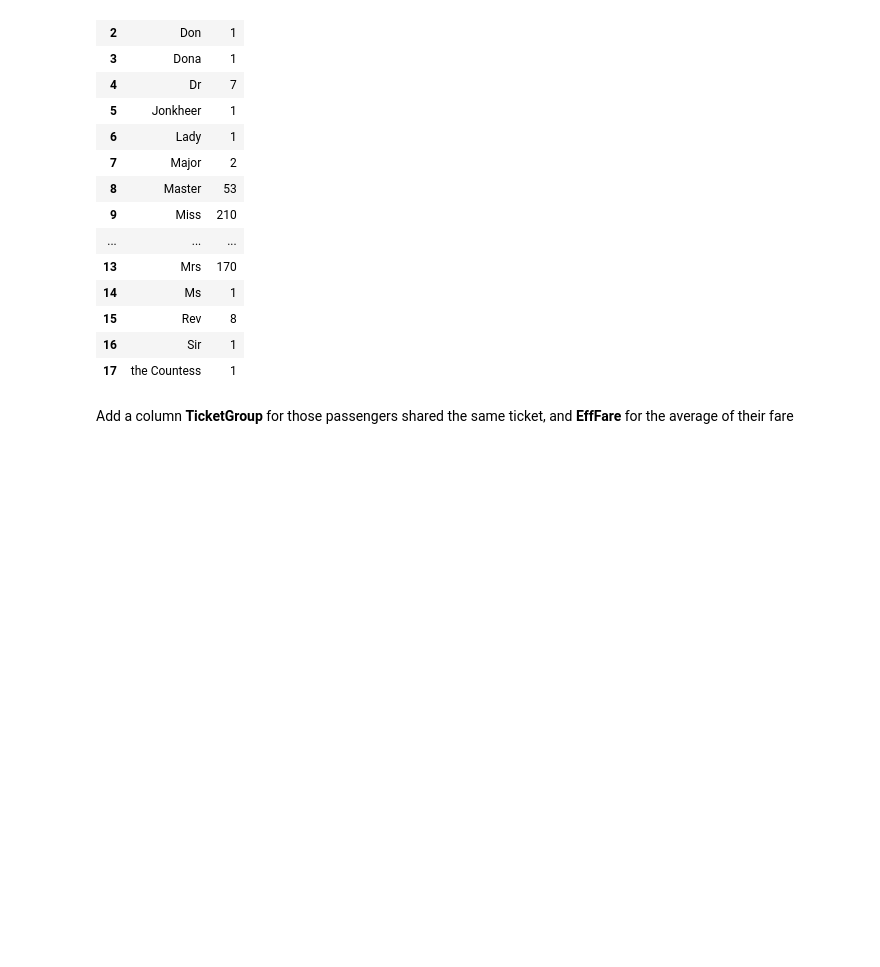
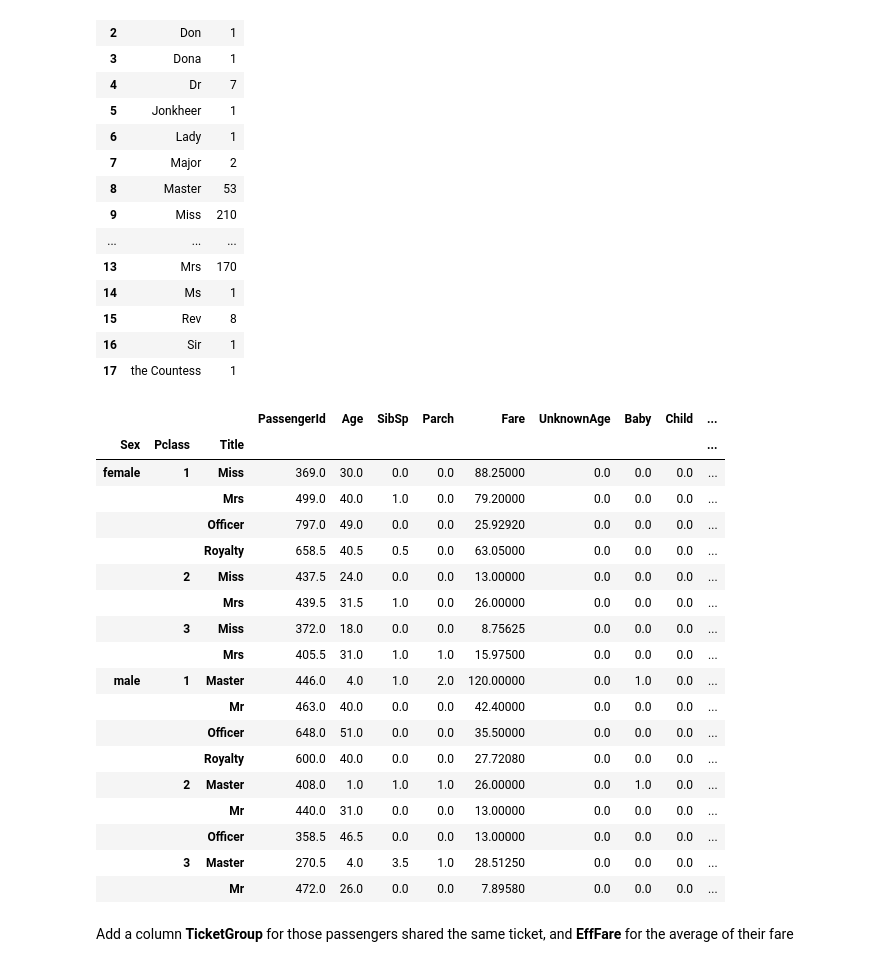
Before and after one commit to cc07/tictanic, a Jupyter notebook: Data Exploration.ipynb, the cells around one changed output. Saved outputs shown, nothing was run; the diff lists cells and outputs as text; code cells hidden in the pictures; blank space fills up the shorter version.

```diff
--- a/Data Exploration.ipynb
+++ b/Data Exploration.ipynb
@@ -691,0 +732,28 @@ combine['Title'] = combine['Title'].map({'Master': 0, 'Miss': 1, 'Mr': 2, 'Rare'
+# %%
+grouped_train = combine.head(891).groupby(['Sex','Pclass','Title'])
+grouped_median_train = grouped_train.median()
+
+grouped_test = combine.iloc[891:].groupby(['Sex','Pclass','Title'])
+grouped_median_test = grouped_test.median()
+# %%
+grouped_median_train
+# %% [output]
+|  |  |  | PassengerId | Age | SibSp | Parch | Fare | UnknownAge | Baby | Child | ... |
+| Sex | Pclass | Title |  |  |  |  |  |  |  |  | ... |
+| female | 1 | Miss | 369.0 | 30.0 | 0.0 | 0.0 | 88.25000 | 0.0 | 0.0 | 0.0 | ... |
+|  |  | Mrs | 499.0 | 40.0 | 1.0 | 0.0 | 79.20000 | 0.0 | 0.0 | 0.0 | ... |
+|  |  | Officer | 797.0 | 49.0 | 0.0 | 0.0 | 25.92920 | 0.0 | 0.0 | 0.0 | ... |
+|  |  | Royalty | 658.5 | 40.5 | 0.5 | 0.0 | 63.05000 | 0.0 | 0.0 | 0.0 | ... |
+|  | 2 | Miss | 437.5 | 24.0 | 0.0 | 0.0 | 13.00000 | 0.0 | 0.0 | 0.0 | ... |
+|  |  | Mrs | 439.5 | 31.5 | 1.0 | 0.0 | 26.00000 | 0.0 | 0.0 | 0.0 | ... |
+|  | 3 | Miss | 372.0 | 18.0 | 0.0 | 0.0 | 8.75625 | 0.0 | 0.0 | 0.0 | ... |
+|  |  | Mrs | 405.5 | 31.0 | 1.0 | 1.0 | 15.97500 | 0.0 | 0.0 | 0.0 | ... |
+| male | 1 | Master | 446.0 | 4.0 | 1.0 | 2.0 | 120.00000 | 0.0 | 1.0 | 0.0 | ... |
+|  |  | Mr | 463.0 | 40.0 | 0.0 | 0.0 | 42.40000 | 0.0 | 0.0 | 0.0 | ... |
+|  |  | Officer | 648.0 | 51.0 | 0.0 | 0.0 | 35.50000 | 0.0 | 0.0 | 0.0 | ... |
+|  |  | Royalty | 600.0 | 40.0 | 0.0 | 0.0 | 27.72080 | 0.0 | 0.0 | 0.0 | ... |
+|  | 2 | Master | 408.0 | 1.0 | 1.0 | 1.0 | 26.00000 | 0.0 | 1.0 | 0.0 | ... |
+|  |  | Mr | 440.0 | 31.0 | 0.0 | 0.0 | 13.00000 | 0.0 | 0.0 | 0.0 | ... |
+|  |  | Officer | 358.5 | 46.5 | 0.0 | 0.0 | 13.00000 | 0.0 | 0.0 | 0.0 | ... |
+|  | 3 | Master | 270.5 | 4.0 | 3.5 | 1.0 | 28.51250 | 0.0 | 0.0 | 0.0 | ... |
+|  |  | Mr | 472.0 | 26.0 | 0.0 | 0.0 | 7.89580 | 0.0 | 0.0 | 0.0 | ... |
```
Also changed, not shown: parts of 15 cells of this notebook, 14 other files.
